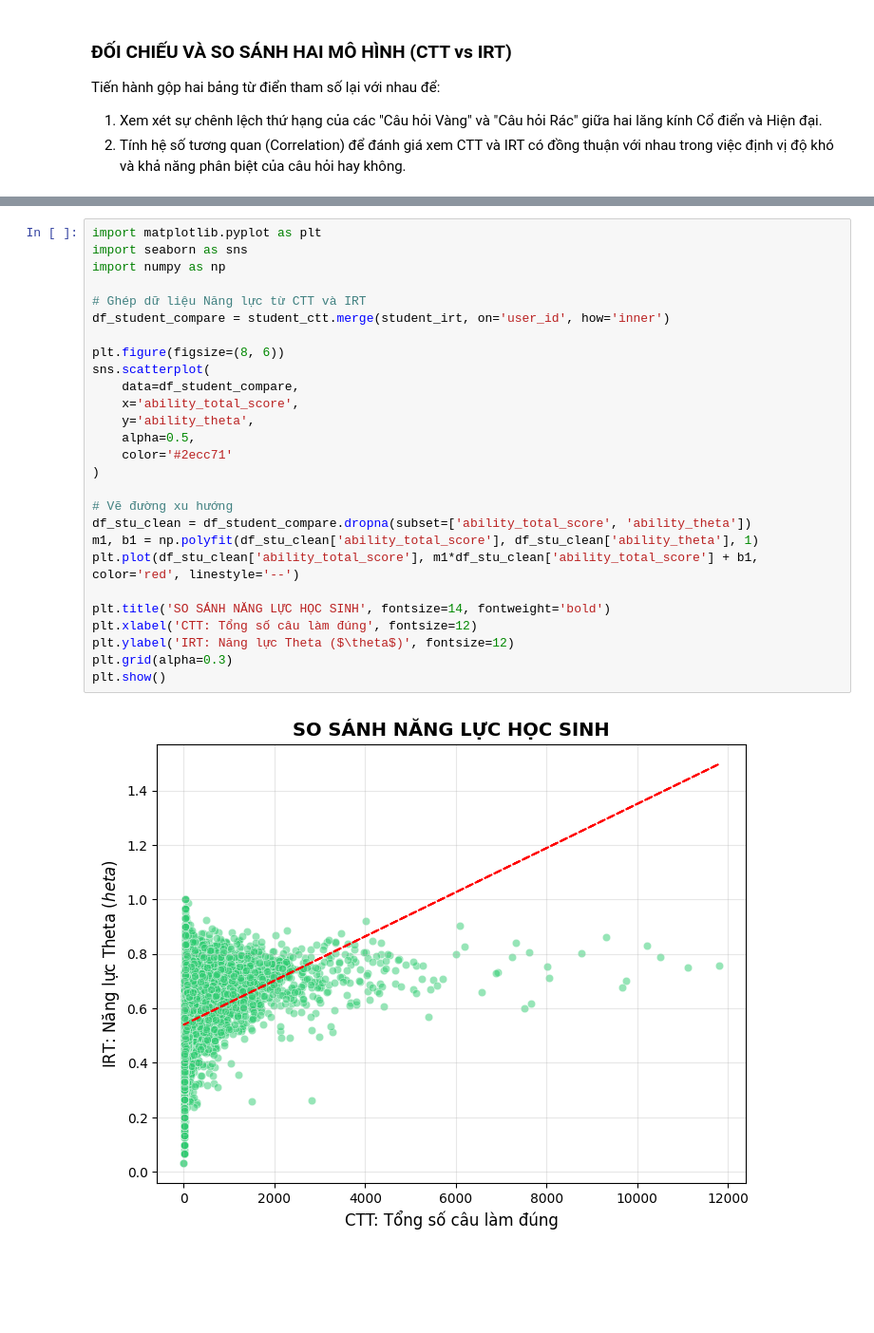
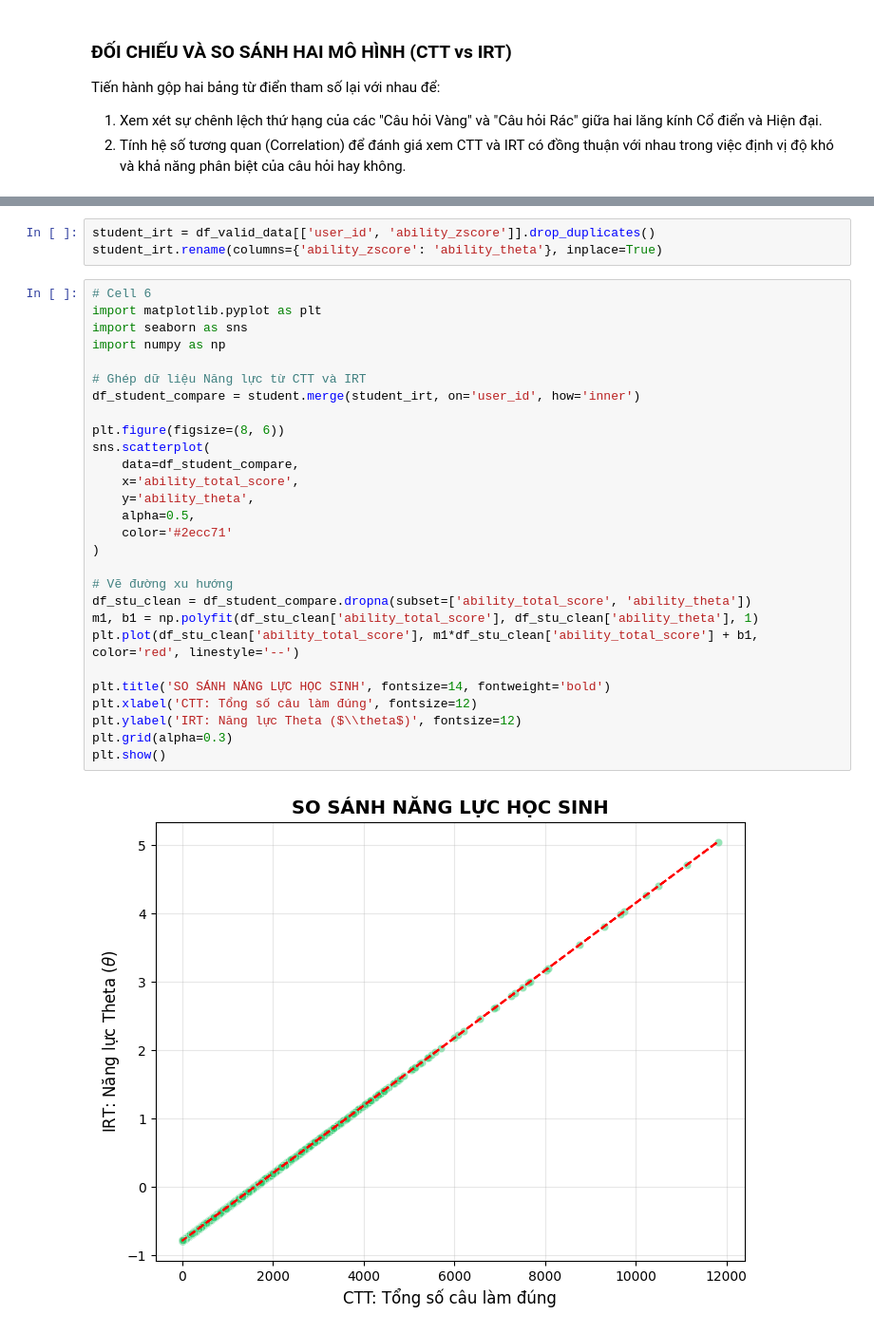
Before and after one commit to HoangThiThi199/Question_Difficulty_and_Student_Ability_Discrimination, a Jupyter notebook: IRT_Modeling.ipynb, the cells around one changed output, grey strips where cells are left out. Shown at 95% size. Saved outputs shown, nothing was run; the diff lists cells and outputs as text; blank space fills up the shorter version.

```diff
--- a/IRT_Modeling.ipynb
+++ b/IRT_Modeling.ipynb
@@ -225,32 +222,36 @@ BẢNG ĐỐI CHIẾU THAM SỐ CỦA 10 CÂU HỎI ĐẦU TIÊN:
+# %%
+student_irt = df_valid_data[['user_id', 'ability_zscore']].drop_duplicates()
+student_irt.rename(columns={'ability_zscore': 'ability_theta'}, inplace=True)
 # %%
+# Cell 6
 import matplotlib.pyplot as plt
 import seaborn as sns
 import numpy as np
 
 # Ghép dữ liệu Năng lực từ CTT và IRT
-df_student_compare = student_ctt.merge(student_irt, on='user_id', how='inner')
+df_student_compare = student.merge(student_irt, on='user_id', how='inner')
 
 plt.figure(figsize=(8, 6))
 sns.scatterplot(
     data=df_student_compare,
     x='ability_total_score',
     y='ability_theta',
     alpha=0.5,
     color='#2ecc71'
 )
 
 # Vẽ đường xu hướng
 df_stu_clean = df_student_compare.dropna(subset=['ability_total_score', 'ability_theta'])
 m1, b1 = np.polyfit(df_stu_clean['ability_total_score'], df_stu_clean['ability_theta'], 1)
 plt.plot(df_stu_clean['ability_total_score'], m1*df_stu_clean['ability_total_score'] + b1, color='red', linestyle='--')
 
 plt.title('SO SÁNH NĂNG LỰC HỌC SINH', fontsize=14, fontweight='bold')
 plt.xlabel('CTT: Tổng số câu làm đúng', fontsize=12)
-plt.ylabel('IRT: Năng lực Theta ($\theta$)', fontsize=12)
+plt.ylabel('IRT: Năng lực Theta ($\\theta$)', fontsize=12)
 plt.grid(alpha=0.3)
 plt.show()
 # %% [output]
-[figure, old version]
+[figure, new version]
 # %%
 plt.figure(figsize=(8, 6))
 sns.scatterplot(
```
Also changed, not shown: parts of 5 cells of this notebook.
